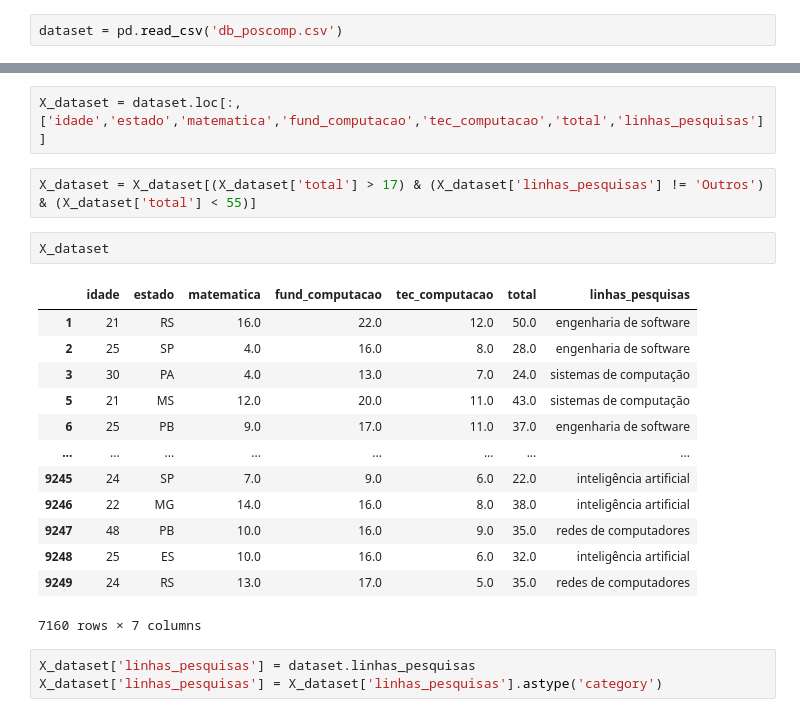
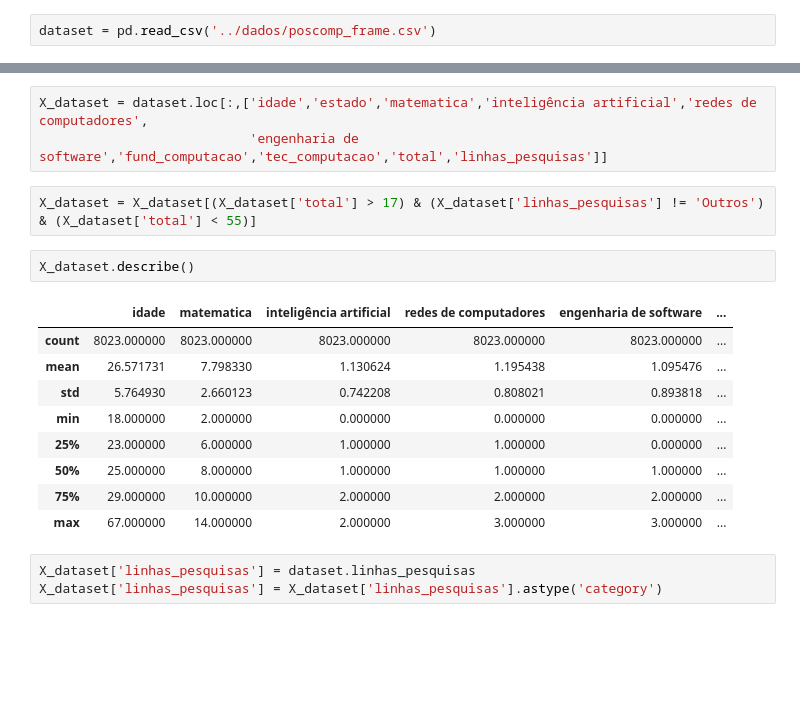
Before and after one commit to jeancarloscc/OrientPOSCOMP-System, a Jupyter notebook: notebooks/four_class_ML.ipynb, the cells around one changed output, grey strips where cells are left out. Drawn from its saved outputs; the diff is of its cells as text; blank space fills up the shorter version.

```diff
--- a/notebooks/four_class_ML.ipynb
+++ b/notebooks/four_class_ML.ipynb
@@ -7,2 +8,2 @@
 # %%
-dataset = pd.read_csv('db_poscomp.csv')
+dataset = pd.read_csv('../dados/poscomp_frame.csv')
@@ -9,23 +28,20 @@ dataset = pd.read_csv('db_poscomp.csv')
 # %%
-X_dataset = dataset.loc[:,['idade','estado','matematica','fund_computacao','tec_computacao','total','linhas_pesquisas']]
+X_dataset = dataset.loc[:,['idade','estado','matematica','inteligência artificial','redes de computadores',
+                           'engenharia de software','fund_computacao','tec_computacao','total','linhas_pesquisas']]
 # %%
 X_dataset = X_dataset[(X_dataset['total'] > 17) & (X_dataset['linhas_pesquisas'] != 'Outros') & (X_dataset['total'] < 55)]
 # %%
-X_dataset
+X_dataset.describe()
 # %% [output]
-|  | idade | estado | matematica | fund_computacao | tec_computacao | total | linhas_pesquisas |
-| 1 | 21 | RS | 16.0 | 22.0 | 12.0 | 50.0 | engenharia de software |
-| 2 | 25 | SP | 4.0 | 16.0 | 8.0 | 28.0 | engenharia de software |
-| 3 | 30 | PA | 4.0 | 13.0 | 7.0 | 24.0 | sistemas de computação |
-| 5 | 21 | MS | 12.0 | 20.0 | 11.0 | 43.0 | sistemas de computação |
-| 6 | 25 | PB | 9.0 | 17.0 | 11.0 | 37.0 | engenharia de software |
-| ... | ... | ... | ... | ... | ... | ... | ... |
-| 9245 | 24 | SP | 7.0 | 9.0 | 6.0 | 22.0 | inteligência artificial |
-| 9246 | 22 | MG | 14.0 | 16.0 | 8.0 | 38.0 | inteligência artificial |
-| 9247 | 48 | PB | 10.0 | 16.0 | 9.0 | 35.0 | redes de computadores |
-| 9248 | 25 | ES | 10.0 | 16.0 | 6.0 | 32.0 | inteligência artificial |
-| 9249 | 24 | RS | 13.0 | 17.0 | 5.0 | 35.0 | redes de computadores |
+|  | idade | matematica | inteligência artificial | redes de computadores | engenharia de software | ... |
+| count | 8023.000000 | 8023.000000 | 8023.000000 | 8023.000000 | 8023.000000 | ... |
+| mean | 26.571731 | 7.798330 | 1.130624 | 1.195438 | 1.095476 | ... |
+| std | 5.764930 | 2.660123 | 0.742208 | 0.808021 | 0.893818 | ... |
+| min | 18.000000 | 2.000000 | 0.000000 | 0.000000 | 0.000000 | ... |
+| 25% | 23.000000 | 6.000000 | 1.000000 | 1.000000 | 0.000000 | ... |
+| 50% | 25.000000 | 8.000000 | 1.000000 | 1.000000 | 1.000000 | ... |
+| 75% | 29.000000 | 10.000000 | 2.000000 | 2.000000 | 2.000000 | ... |
+| max | 67.000000 | 14.000000 | 2.000000 | 3.000000 | 3.000000 | ... |
-7160 rows × 7 columns
 # %%
 X_dataset['linhas_pesquisas'] = dataset.linhas_pesquisas
 X_dataset['linhas_pesquisas'] = X_dataset['linhas_pesquisas'].astype('category')
```
Also changed, not shown: parts of 12 cells of this notebook, 48 other files.
